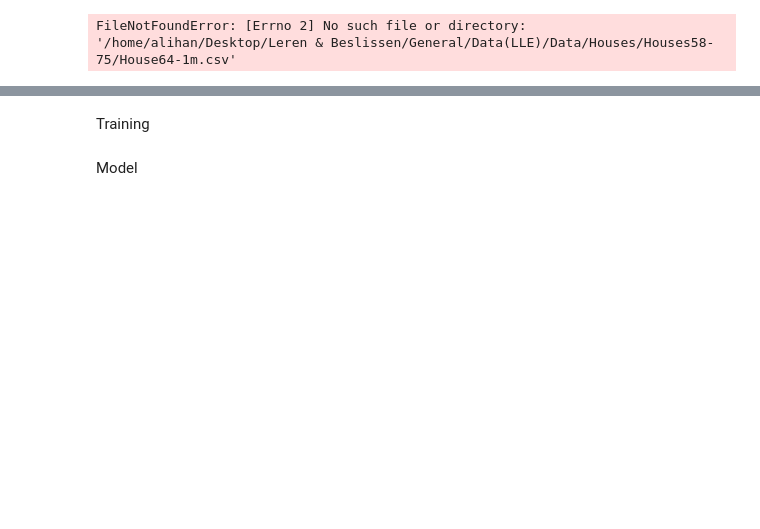
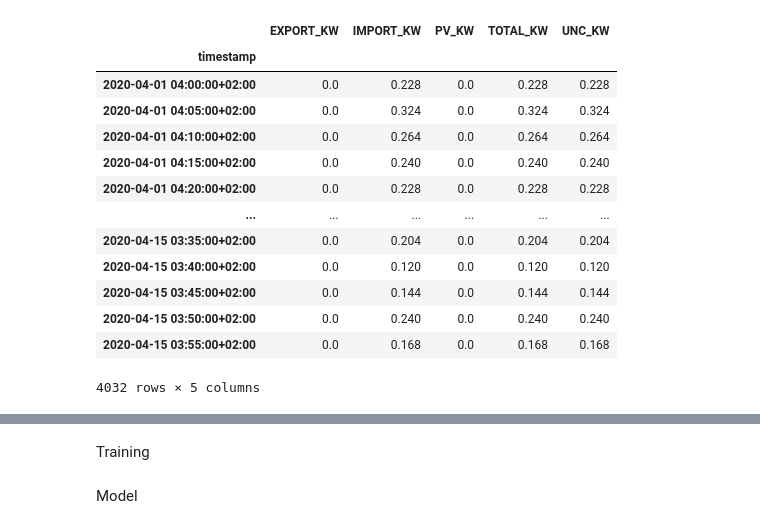
Before and after one commit to LaurensKrook/RenAIssance, a Jupyter notebook: Final/Final Import.ipynb, the cells around one changed output, grey strips where cells are left out. Cells and saved outputs as stored; diff of their text form; code cells hidden in the pictures; blank space fills up the shorter version.

```diff
--- a/Final/Final Import.ipynb
+++ b/Final/Final Import.ipynb
@@ -10,20 +10,33 @@ from sklearn.metrics import mean_squared_error
 from math import sqrt
 import matplotlib.pyplot as plt
 # %%
-df = pd.read_csv(r'/home/alihan/Desktop/Leren & Beslissen/General/Data(LLE)/Data/Houses/Houses58-75/House64-1m.csv')
+df = pd.read_csv(r'/home/alihan/Desktop/Leren & Beslissen/General/Data(LLE)/Data/Houses/Houses1-19/House19-1m.csv')
 df.set_index('timestamp', inplace = True)
 df.index= pd.to_datetime(df.index)
 df = df.resample('5T').mean()
-df = df.loc['2019-04-01':'2019-04-30']
+df = df.loc['2020-04-01 04:00:00+02:00':'2020-04-15 03:59:00+02:00']
 df
 # df['timestamp'] = pd.to_datetime(df.timestamp, format='%Y-%m-%d %H:%M:%S')
 # df['Date'] = df['timestamp'].dt.date
 # df["Date"] = df['Date'].astype(str)
 # df = df.set_index('Date')
 # df = df.loc['2019-04-01':'2019-04-08']
 # df
 # %% [output]
+|  | EXPORT_KW | IMPORT_KW | PV_KW | TOTAL_KW | UNC_KW |
+| timestamp |  |  |  |  |  |
+| 2020-04-01 04:00:00+02:00 | 0.0 | 0.228 | 0.0 | 0.228 | 0.228 |
+| 2020-04-01 04:05:00+02:00 | 0.0 | 0.324 | 0.0 | 0.324 | 0.324 |
+| 2020-04-01 04:10:00+02:00 | 0.0 | 0.264 | 0.0 | 0.264 | 0.264 |
+| 2020-04-01 04:15:00+02:00 | 0.0 | 0.240 | 0.0 | 0.240 | 0.240 |
+| 2020-04-01 04:20:00+02:00 | 0.0 | 0.228 | 0.0 | 0.228 | 0.228 |
+| ... | ... | ... | ... | ... | ... |
+| 2020-04-15 03:35:00+02:00 | 0.0 | 0.204 | 0.0 | 0.204 | 0.204 |
+| 2020-04-15 03:40:00+02:00 | 0.0 | 0.120 | 0.0 | 0.120 | 0.120 |
+| 2020-04-15 03:45:00+02:00 | 0.0 | 0.144 | 0.0 | 0.144 | 0.144 |
+| 2020-04-15 03:50:00+02:00 | 0.0 | 0.240 | 0.0 | 0.240 | 0.240 |
+| 2020-04-15 03:55:00+02:00 | 0.0 | 0.168 | 0.0 | 0.168 | 0.168 |
-FileNotFoundError: [Errno 2] No such file or directory: '/home/alihan/Desktop/Leren & Beslissen/General/Data(LLE)/Data/Houses/Houses58-75/House64-1m.csv'
+4032 rows × 5 columns
 # %%
 # import_kw = df['IMPORT_KW']
 # train_test_balance = len(df)//(8)
```
Also changed, not shown: parts of 14 cells of this notebook, 1 other file.
